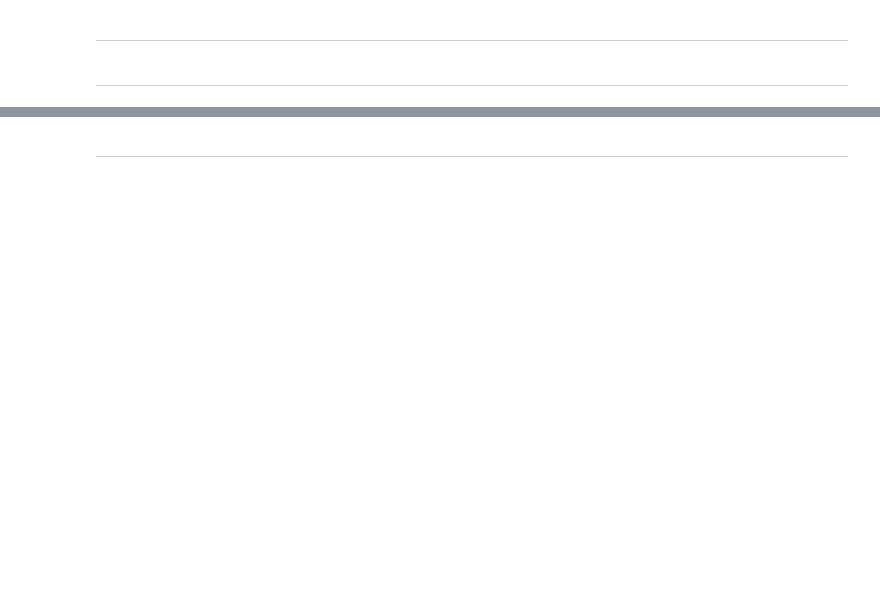
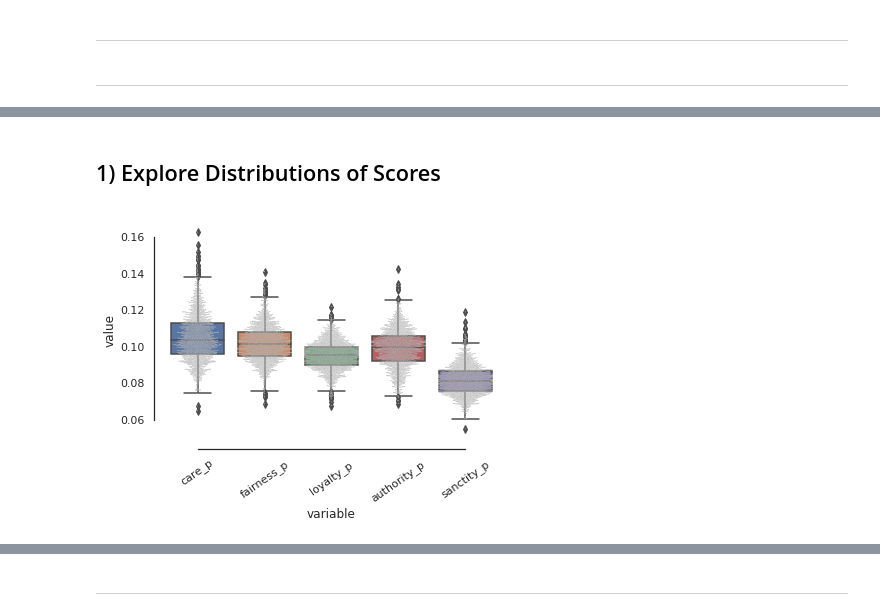
Before and after one commit to medianeuroscience/emfd, a Jupyter notebook: dictionary_validation.ipynb, the cells around one changed output, grey strips where cells are left out. Drawn from its saved outputs; the diff is of its cells as text; code cells hidden in the pictures; blank space fills up the shorter version.

```diff
--- a/dictionary_validation.ipynb
+++ b/dictionary_validation.ipynb
@@ -30,2 +16,8 @@ from multiprocessing import Pool,cpu_count
+# %%
+import pandas as pd
+import numpy as np
+from matplotlib import pyplot as plt
+import seaborn as sns
+sns.set(style="white", rc={"axes.facecolor": (0, 0, 0, 0)})
 # %% [markdown]
 ***
@@ -55,0 +24,5 @@ news.head()
+# %%
+# Load Output Files
+emfd_out = pd.read_csv('data/emfd_output.csv')
+mfd2_out = pd.read_csv('data/mfd2_output.csv')
+mfd_out = pd.read_csv('data/mfd_output.csv')
@@ -55,0 +34,6 @@ news.head()
+# %% [markdown]
+## 1) Explore Distributions of Scores
+# %%
+emfd_f= pd.melt(emfd_out[['care_p','fairness_p','loyalty_p','authority_p','sanctity_p']]).reset_index()
+emfd_s=pd.melt(emfd_out[['care_sent','fairness_sent','loyalty_sent','authority_sent','sanctity_sent']]).reset_index()
+emfd_meta = pd.melt(emfd_out[['f_var','sent_var','moral_nonmoral_ratio']]).reset_index()
@@ -55,0 +44,13 @@ news.head()
+# %%
+def boxplot(df):
+    g = sns.boxplot(x="variable", y="value",
+            data=df)
+    sns.despine(offset=10, trim=True)
+    sns.swarmplot(x="variable", y="value", data=df,
+              size=1, color=".7", linewidth=0)
+    g.set_xticklabels(df.variable.unique(), rotation=35)
+    return
+# %%
+boxplot(emfd_f)
+# %% [output]
+[figure, added]
```
Also changed, not shown: parts of 87 cells of this notebook, 8 other files.
